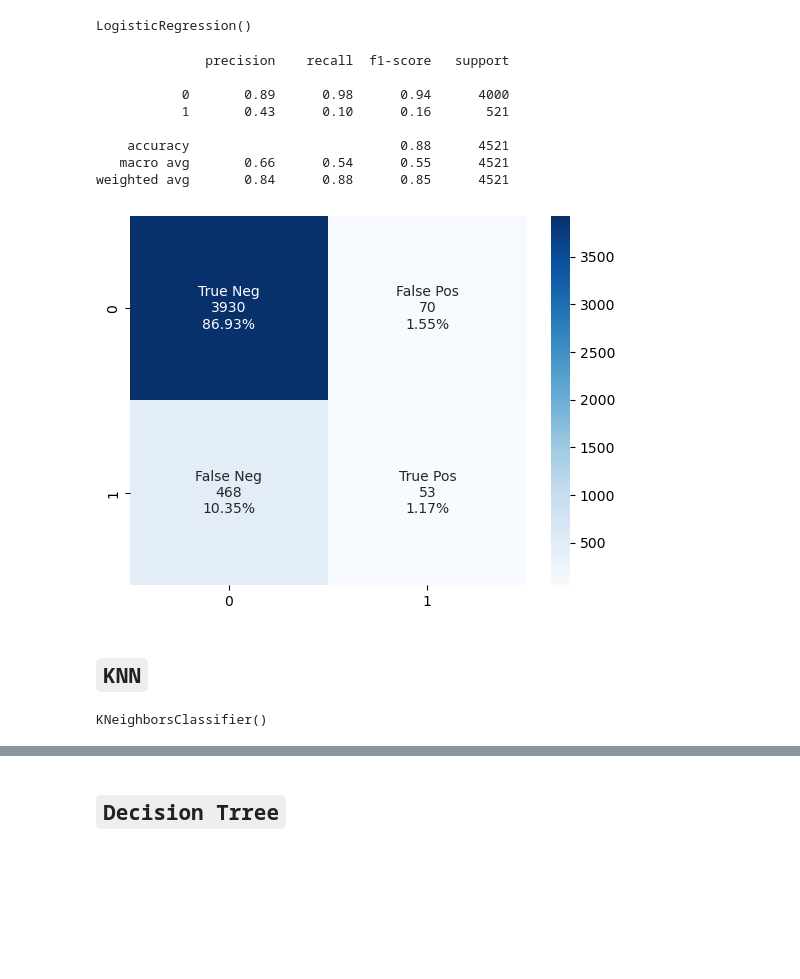
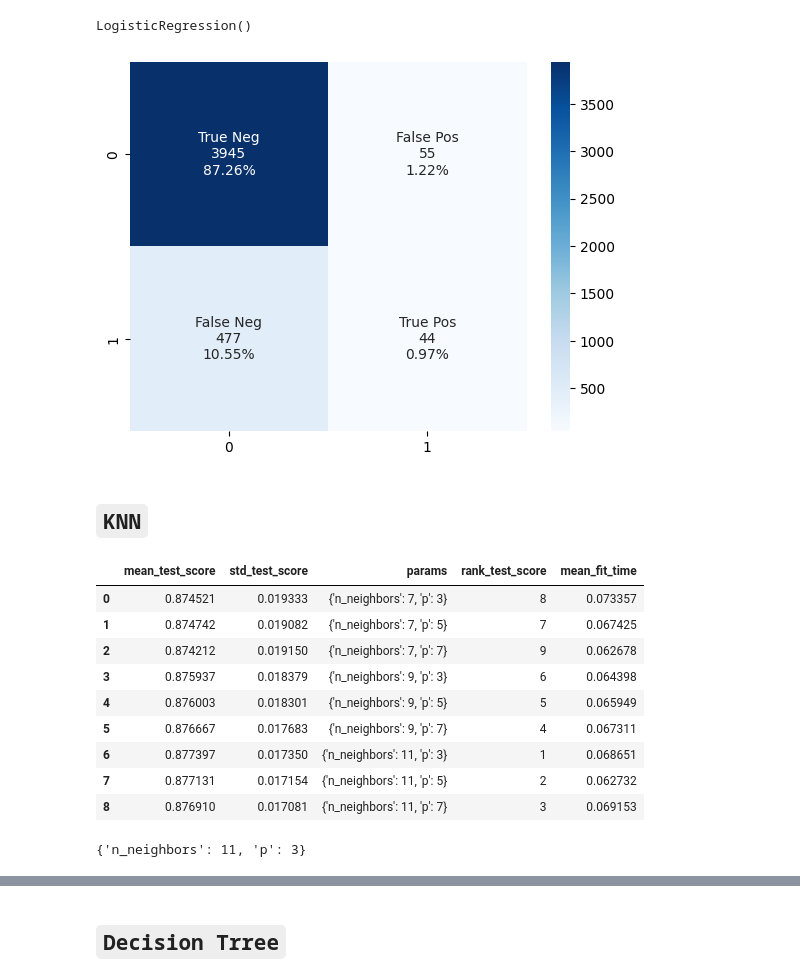
Before and after one commit to accesable/ML_Final, a Jupyter notebook: code/main.ipynb, the cells around one changed output, grey strips where cells are left out. Cells and saved outputs as stored; diff of their text form; code cells hidden in the pictures; blank space fills up the shorter version.

```diff
--- a/code/main.ipynb
+++ b/code/main.ipynb
@@ -215,10 +225,10 @@ test_df
 # %%
-X_train = train_df.drop(columns=['y'], axis =1)
-y_train = train_df['y']
+X_train=train_df.drop(['job','marital','day','month','y'], axis = 1)
+y_train=train_df['y']
 
 
-X_test = test_df.drop(columns=['y'], axis =1)
-y_test = test_df['y']
+X_test=test_df.drop(['job','marital','day','month','y'],axis=1)
+y_test=test_df['y']
 # %%
 X_train
 # %% [output]
@@ -272,19 +282,9 @@ LR.fit(X_train, y_train)
 # %% [output]
 LogisticRegression()
 # %%
-y_LR_pred = LR.predict(X_test)
-
-print(classification_report(y_test, y_LR_pred))
-make_confusion_matrix (confusion_matrix(y_test, y_LR_pred))
+y_pred = LR.predict(X_test)
+make_confusion_matrix (confusion_matrix(y_test, y_pred))
 # %% [output]
-              precision    recall  f1-score   support
-
-           0       0.89      0.98      0.94      4000
-           1       0.43      0.10      0.16       521
-
-    accuracy                           0.88      4521
-   macro avg       0.66      0.54      0.55      4521
-weighted avg       0.84      0.88      0.85      4521
-[figure, old version]
+[figure, new version]
 # %% [markdown]
 ## `KNN`
@@ -291,5 +299,21 @@ weighted avg       0.84      0.88      0.85      4521
+# %%
+grid_search_results
+# %% [output]
+|  | mean_test_score | std_test_score | params | rank_test_score | mean_fit_time |
+| 0 | 0.874521 | 0.019333 | {'n_neighbors': 7, 'p': 3} | 8 | 0.073357 |
+| 1 | 0.874742 | 0.019082 | {'n_neighbors': 7, 'p': 5} | 7 | 0.067425 |
+| 2 | 0.874212 | 0.019150 | {'n_neighbors': 7, 'p': 7} | 9 | 0.062678 |
+| 3 | 0.875937 | 0.018379 | {'n_neighbors': 9, 'p': 3} | 6 | 0.064398 |
+| 4 | 0.876003 | 0.018301 | {'n_neighbors': 9, 'p': 5} | 5 | 0.065949 |
+| 5 | 0.876667 | 0.017683 | {'n_neighbors': 9, 'p': 7} | 4 | 0.067311 |
+| 6 | 0.877397 | 0.017350 | {'n_neighbors': 11, 'p': 3} | 1 | 0.068651 |
+| 7 | 0.877131 | 0.017154 | {'n_neighbors': 11, 'p': 5} | 2 | 0.062732 |
+| 8 | 0.876910 | 0.017081 | {'n_neighbors': 11, 'p': 7} | 3 | 0.069153 |
+# %%
+grid.best_params_
+# %% [output]
+{'n_neighbors': 11, 'p': 3}
 # %%
-KNN = KNeighborsClassifier(n_neighbors=5)
-KNN.fit(X_train, y_train)
+model=KNeighborsClassifier(n_neighbors = 11, p=3)
+model.fit(X_train, y_train)
+y_pred = model.predict(X_test)
-# %% [output]
-KNeighborsClassifier()
```
Also changed, not shown: parts of 46 cells of this notebook.
